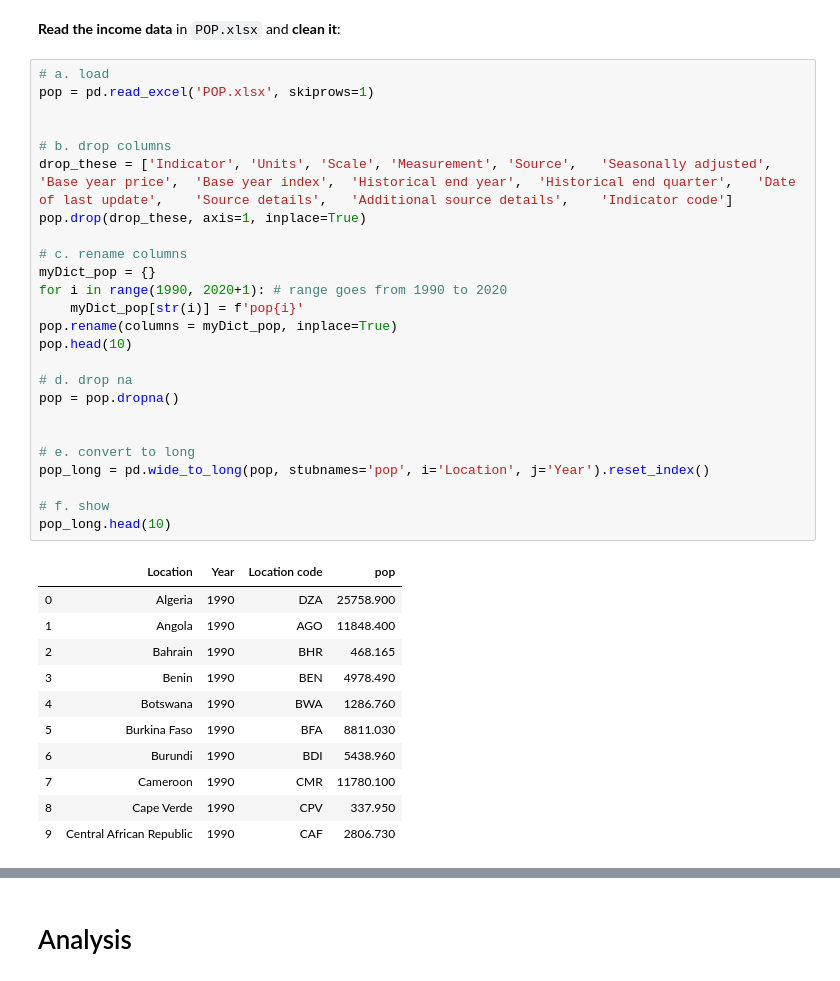
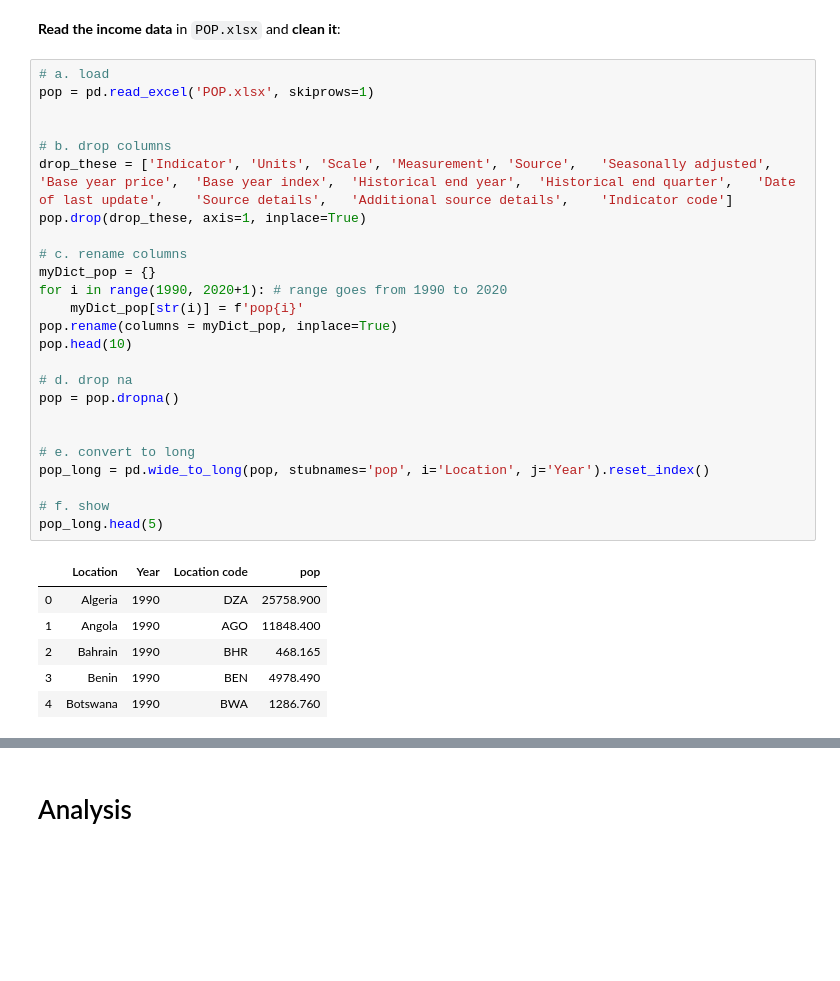
Before and after one commit to NumEconCopenhagen/projects-2020-1001numpyarrays, a Jupyter notebook: dataproject/dataproject.ipynb, the cells around one changed output, grey strips where cells are left out. Drawn from its saved outputs; the diff is of its cells as text; blank space fills up the shorter version.

```diff
--- a/dataproject/dataproject.ipynb
+++ b/dataproject/dataproject.ipynb
@@ -64,36 +62,31 @@ GDP_per_capita_long.head(10)
 # a. load
 pop = pd.read_excel('POP.xlsx', skiprows=1)
 
 
 # b. drop columns
 drop_these = ['Indicator', 'Units', 'Scale', 'Measurement', 'Source',	'Seasonally adjusted',	'Base year price',	'Base year index',	'Historical end year',	'Historical end quarter',	'Date of last update',	'Source details',	'Additional source details',	'Indicator code']
 pop.drop(drop_these, axis=1, inplace=True)
 
 # c. rename columns
 myDict_pop = {}
 for i in range(1990, 2020+1): # range goes from 1990 to 2020
     myDict_pop[str(i)] = f'pop{i}'
 pop.rename(columns = myDict_pop, inplace=True)
 pop.head(10)
 
 # d. drop na
 pop = pop.dropna()
 
 
 # e. convert to long
 pop_long = pd.wide_to_long(pop, stubnames='pop', i='Location', j='Year').reset_index()
 
 # f. show
-pop_long.head(10)
+pop_long.head(5)
 # %% [output]
 |  | Location | Year | Location code | pop |
 | 0 | Algeria | 1990 | DZA | 25758.900 |
 | 1 | Angola | 1990 | AGO | 11848.400 |
 | 2 | Bahrain | 1990 | BHR | 468.165 |
 | 3 | Benin | 1990 | BEN | 4978.490 |
 | 4 | Botswana | 1990 | BWA | 1286.760 |
-| 5 | Burkina Faso | 1990 | BFA | 8811.030 |
-| 6 | Burundi | 1990 | BDI | 5438.960 |
-| 7 | Cameroon | 1990 | CMR | 11780.100 |
-| 8 | Cape Verde | 1990 | CPV | 337.950 |
-| 9 | Central African Republic | 1990 | CAF | 2806.730 |
```
Also changed, not shown: parts of 23 cells of this notebook.
